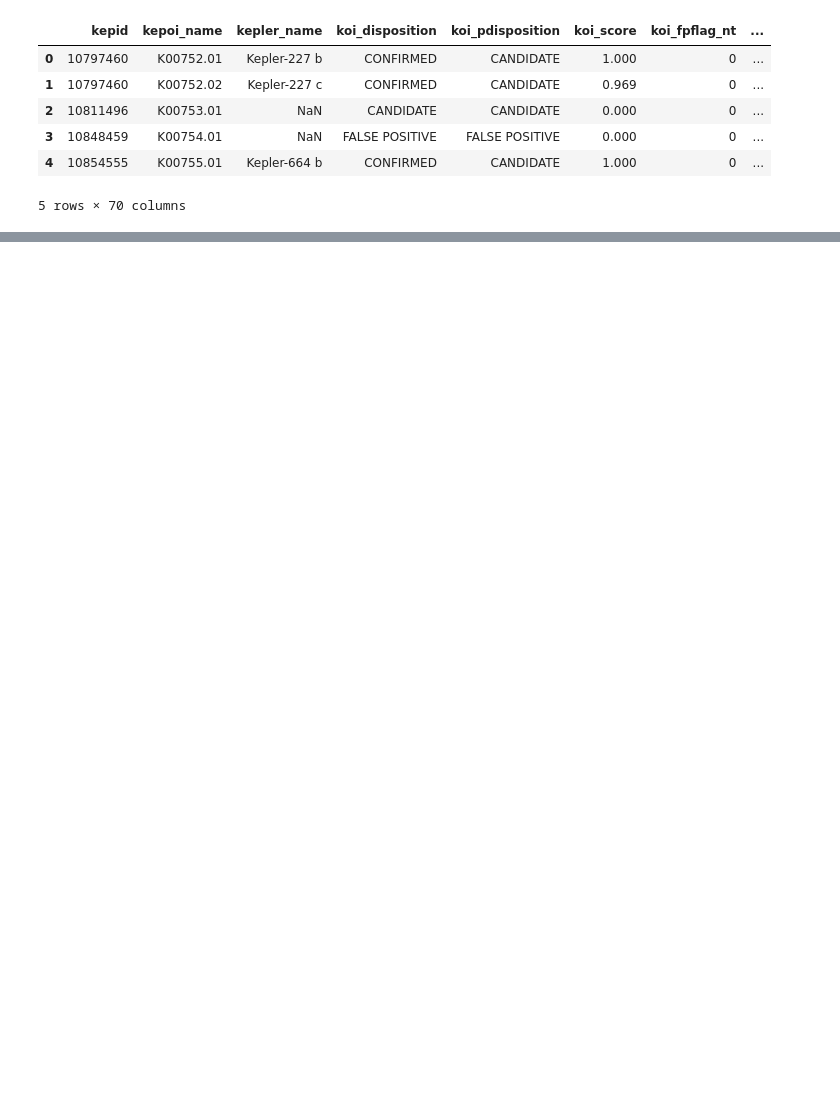
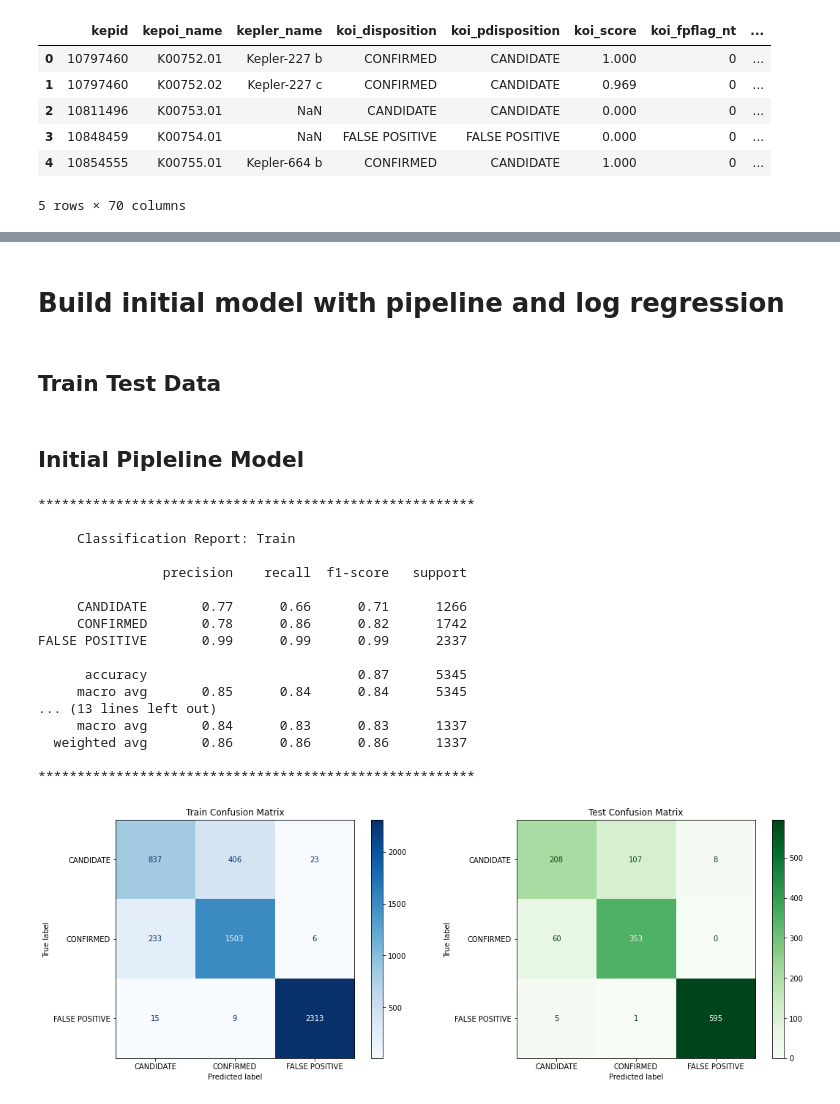
Before and after one commit to NelGen/NG-NASA-Exoplanet-Classifier-Project, a Jupyter notebook: Scrapbook.ipynb, the cells around one changed output, grey strips where cells are left out. Drawn from its saved outputs; the diff is of its cells as text; code cells hidden in the pictures; blank space fills up the shorter version.

```diff
--- a/Scrapbook.ipynb
+++ b/Scrapbook.ipynb
@@ -512,0 +272,35 @@ d2.sort_values(by='FI')
+# %% [markdown]
+# Build initial model with pipeline and log regression
+# %% [markdown]
+## Train Test Data
+# %%
+X = df_initial_drop.drop(['koi_disposition','koi_pdisposition'],axis=1)
+y = df_initial_drop['koi_disposition']
+# %%
+X_train, X_test, y_train, y_test = train_test_split(X, y, test_size=0.2)
+# %% [markdown]
+## Initial Pipleline Model
+# %%
+initial_pipeline = Pipeline([('ss', StandardScaler()),
+                            ('log',LogisticRegression())])
+# %%
+initial_model = run_class_model(initial_pipeline, X_train, y_train, X_test, y_test)
+# %% [output]
+********************************************************
+
+     Classification Report: Train
+
+                precision    recall  f1-score   support
+
+     CANDIDATE       0.77      0.66      0.71      1266
+     CONFIRMED       0.78      0.86      0.82      1742
+FALSE POSITIVE       0.99      0.99      0.99      2337
+
+      accuracy                           0.87      5345
+     macro avg       0.85      0.84      0.84      5345
+... (13 lines left out)
+     macro avg       0.84      0.83      0.83      1337
+  weighted avg       0.86      0.86      0.86      1337
+
+********************************************************
+[figure, added]
```
Also changed, not shown: parts of 98 cells of this notebook.
